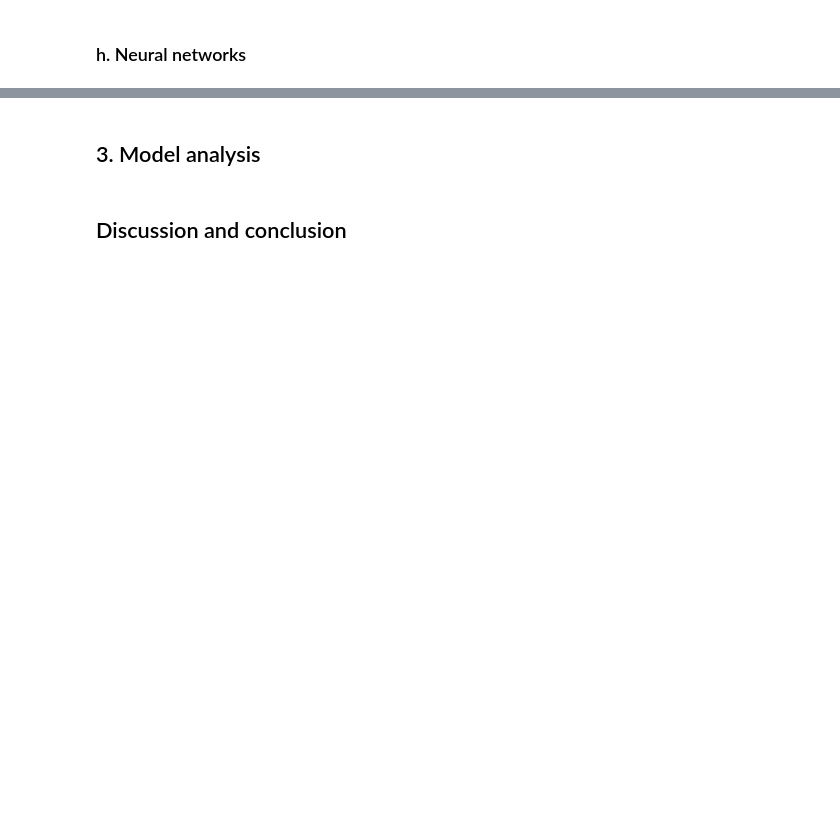
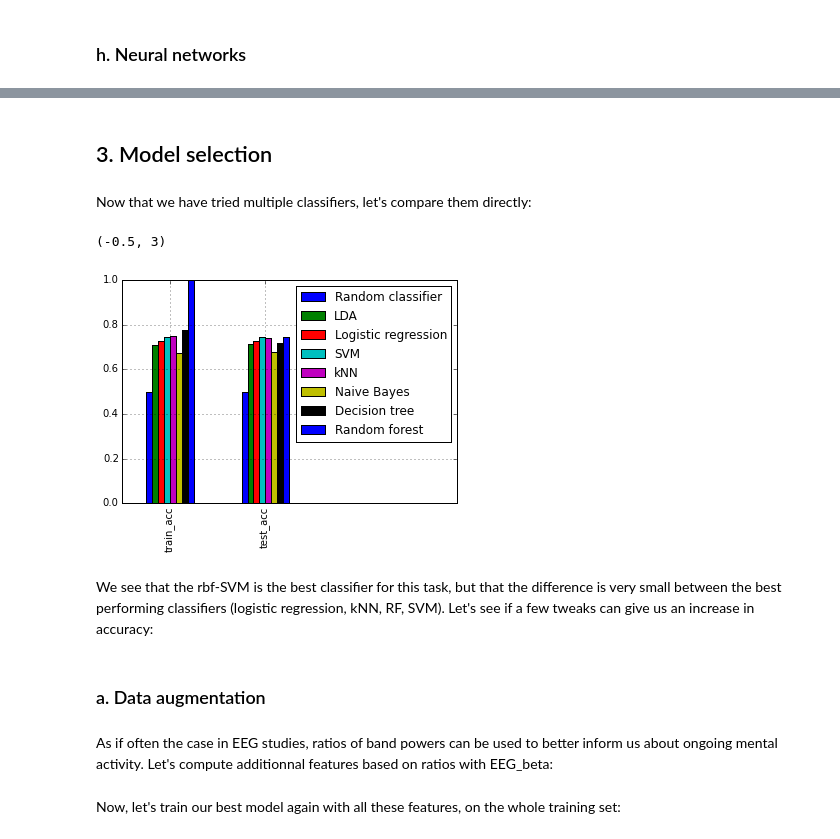
Before and after one commit to hubertjb/UCDDB-classification, a Jupyter notebook: ucddb_classification.ipynb, the cells around one changed output, grey strips where cells are left out. Cells and saved outputs as stored; diff of their text form; code cells hidden in the pictures; blank space fills up the shorter version.

```diff
--- a/ucddb_classification.ipynb
+++ b/ucddb_classification.ipynb
@@ -177,4 +655,20 @@ TODO: Describe the procedure...
 # %% [markdown]
-## 3. Model analysis
+## 3. Model selection
-# %% [markdown]
-## Discussion and conclusion
+# %% [markdown]
+Now that we have tried multiple classifiers, let's compare them directly:
+# %%
+clfsDF = pd.DataFrame(clfs,
+                      columns=['Random classifier','LDA','Logistic regression','SVM','kNN','Naive Bayes','Decision tree','Random forest'],
+                      index=['train_acc','test_acc'])
+clfsDF.head()
+clfsDF.plot(kind='bar')
+plt.xlim(xmax=3)
+# %% [output]
+(-0.5, 3)
+[figure, added]
+# %% [markdown]
+We see that the rbf-SVM is the best classifier for this task, but that the difference is very small between the best performing classifiers (logistic regression, kNN, RF, SVM). Let's see if a few tweaks can give us an increase in accuracy:
+# %% [markdown]
+### a. Data augmentation
+# %% [markdown]
+As if often the case in EEG studies, ratios of band powers can be used to better inform us about ongoing mental activity. Let's compute additionnal features based on ratios with EEG_beta:
@@ -180,0 +682,2 @@ TODO: Describe the procedure...
+# %% [markdown]
+Now, let's train our best model again with all these features, on the whole training set:
```
Also changed, not shown: parts of 69 cells of this notebook, 1 other file.
